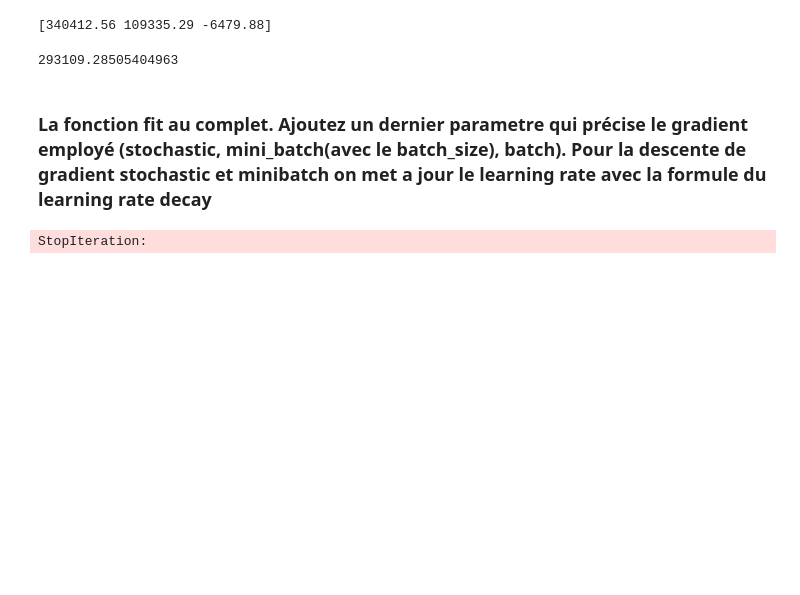
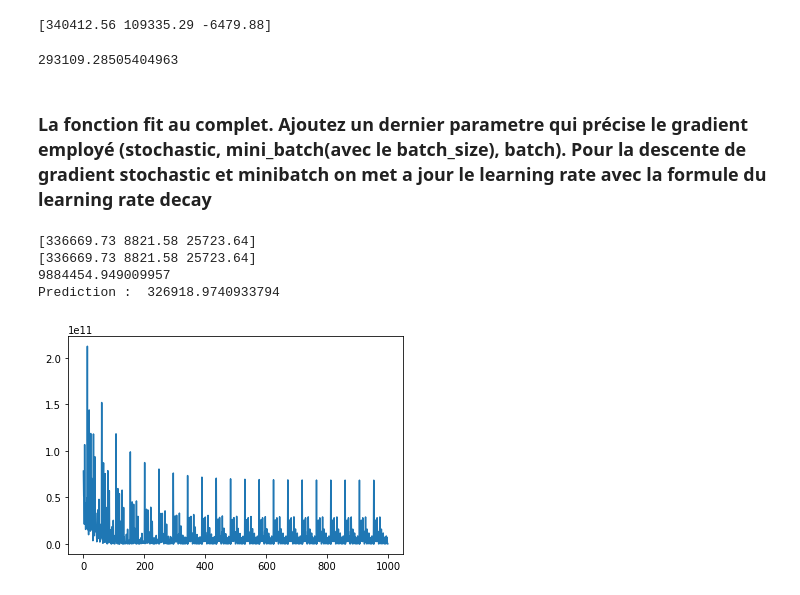
Before and after one commit to gvannest/ateliers-ml-2019, a Jupyter notebook: Semaine-03/Semaine3-exercices.ipynb, the cells around one changed output. Cells and saved outputs as stored; diff of their text form; code cells hidden in the pictures; blank space fills up the shorter version.

```diff
--- a/Semaine-03/Semaine3-exercices.ipynb
+++ b/Semaine-03/Semaine3-exercices.ipynb
@@ -202,8 +203,12 @@ def get_batch_size(gradient_descent, batch_size, size):
         batch_s = 1
     return batch_s
 
-def batch_generator(X, y, batch_size):
-    np.random.shuffle(X)
+def learning_decay(alpha, epochs, decay_rate):
+    return (1 / (1 + decay_rate * epochs))
+
+def batch_generator(X, y, gd, batch_size):
+    if gd == "stochastic":
+        np.random.shuffle(X)
     size = X.shape[0]
     b_size = 0
     batches_X = []
@@ -215,8 +220,9 @@ def batch_generator(X, y, batch_size):
     batches_X.append(X[b_size:size])
     batches_y.append(y[b_size:size])
     nb_batches = size // batch_size
-    for rand_nb in range(nb_batches):
-        yield batches_X[rand_nb], batches_y[rand_nb]
+    while True:
+        for rand_nb in range(nb_batches):
+            yield batches_X[rand_nb], batches_y[rand_nb]
 
 def complete_fit(X,
                  y,
@@ -226,15 +232,13 @@ def complete_fit(X,
                  regularization=None,
                  lbda=0.01,
                  gradient_descent="batch",
-                 batch_size=4,
-                 decay_rate=1):
+                 batch_size=4):
 
     m = X.shape[0]
     J_history = []
 
-    decay_rate = 0.0 if gradient_descent == "batch" else decay_rate
     batch_size = get_batch_size(gradient_descent, batch_size, m)
-    b_gen = batch_generator(X, y, batch_size)
+    b_gen = batch_generator(X, y, gradient_descent, batch_size)
 
     for i in range(num_iters):
         X_tmp, y_tmp = next(b_gen)
@@ -246,13 +250,21 @@ def complete_fit(X,
     return theta, J_history
 # %%
 theta = np.zeros(3)
-theta, J_history = complete_fit(X, y, theta, alpha=0.01, num_iters=200,regularization="L2",
-                                lbda=0.01, gradient_descent="stochastic", batch_size=16,
-                                decay_rate=0.01)
+theta, J_history = complete_fit(X, y, theta, alpha=0.01, num_iters=1000,regularization="L2",
+                                lbda=0.01, gradient_descent="stochastic", batch_size=16)
 print(theta)
 fit = plt.figure()
 ax = plt.axes()
 ax.plot(J_history)
 print(theta)
+print(J_history[-1])
+
+X_test = (np.array([1650,3]) - mean) / stdev
+X_test = np.hstack([1,X_test])
+print("Prediction : ",predict(X_test, theta))
 # %% [output]
-StopIteration:
+[336669.73 8821.58 25723.64]
+[336669.73 8821.58 25723.64]
+9884454.949009957
+Prediction :  326918.9740933794
+[figure, added]
```
Also changed, not shown: parts of 3 cells of this notebook.
